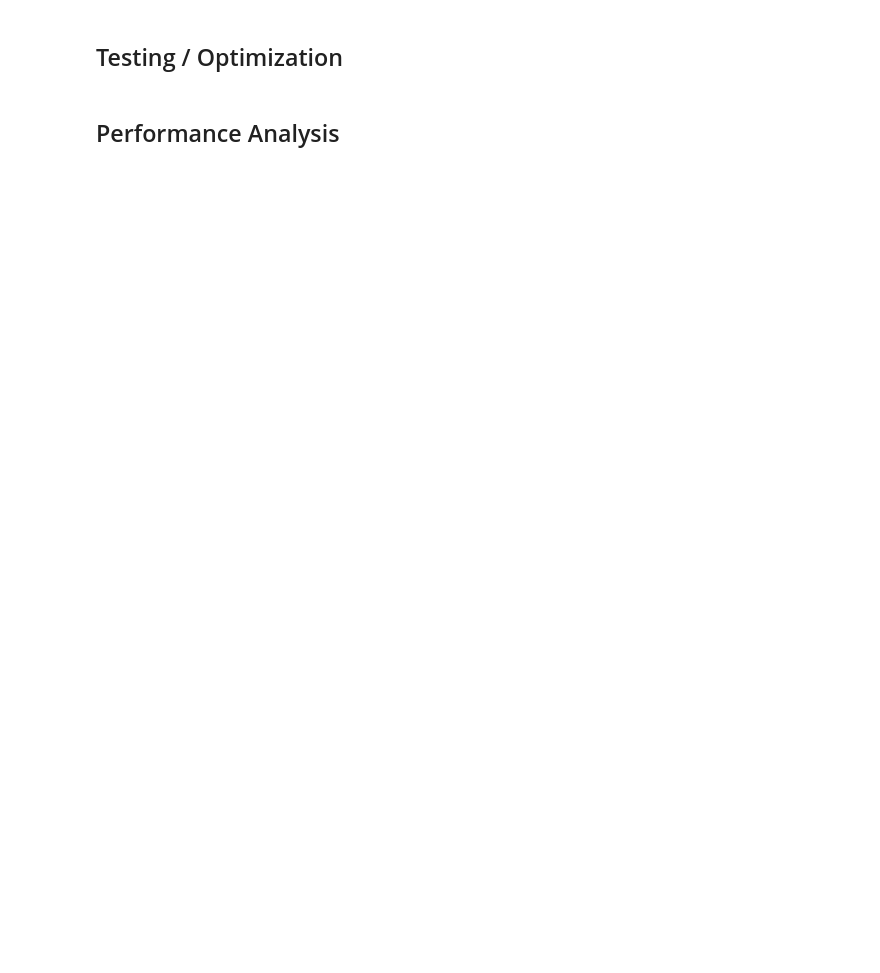
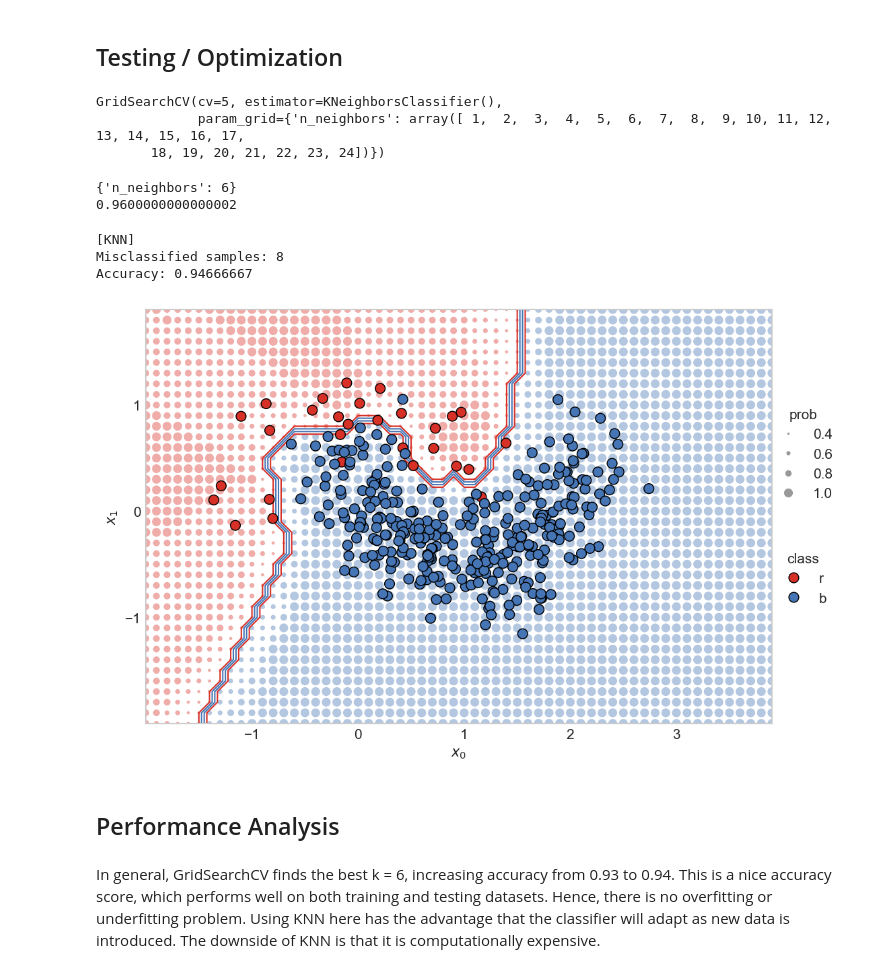
Before and after one commit to xinjinli2/MDST-xinjin, a Jupyter notebook: Optional Challenges/ML Focus/ml_challenge.ipynb, the cells around one changed output. Cells and saved outputs as stored; diff of their text form; code cells hidden in the pictures; blank space fills up the shorter version.

```diff
--- a/Optional Challenges/ML Focus/ml_challenge.ipynb
+++ b/Optional Challenges/ML Focus/ml_challenge.ipynb
@@ -44,4 +80,45 @@ X[:,1].shape
 # %% [markdown]
 ## Testing / Optimization
+# %%
+knn2 = KNeighborsClassifier()
+
+param_grid = {'n_neighbors': np.arange(1, 25)}
+
+knn_gscv = GridSearchCV(knn2, param_grid, cv=5)
+
+knn_gscv.fit(X_train, y_train)
+# %% [output]
+GridSearchCV(cv=5, estimator=KNeighborsClassifier(),
+             param_grid={'n_neighbors': array([ 1,  2,  3,  4,  5,  6,  7,  8,  9, 10, 11, 12, 13, 14, 15, 16, 17,
+       18, 19, 20, 21, 22, 23, 24])})
+# %%
+print(knn_gscv.best_params_)
+print(knn_gscv.best_score_)
+# %% [output]
+{'n_neighbors': 6}
+0.9600000000000002
+# %%
+knn3 = KNeighborsClassifier(n_neighbors = 6, p = 2, metric='minkowski')
+
+knn3.fit(X_train, y_train)
+y_pred = knn3.predict(X_test)
+print('[KNN]')
+print('Misclassified samples: %d' % (y_test != y_pred).sum())
+print('Accuracy: %.8f' % accuracy_score(y_test, y_pred)) # This is the highest accuracy we achieve right now
+# %% [output]
+[KNN]
+Misclassified samples: 8
+Accuracy: 0.94666667
+# %%
+plot_decision_boundary2D(knn3, X_train, y_train, classes, colormap,
+                         step=H,
+                         prob_dot_scale=PROB_DOT_SCALE,
+                         prob_dot_scale_power=PROB_DOT_SCALE_POWER,
+                         true_dot_size=TRUE_DOT_SIZE,
+                         pad=PAD,)
+# %% [output]
+[figure, added]
 # %% [markdown]
 ## Performance Analysis
+# %% [markdown]
+In general, GridSearchCV finds the best k = 6, increasing accuracy from 0.93 to 0.94. This is a nice accuracy score, which performs well on both training and testing datasets. Hence, there is no overfitting or underfitting problem. Using KNN here has the advantage that the classifier will adapt as new data is introduced. The downside of KNN is that it is computationally expensive.
```
Also changed, not shown: parts of 7 cells of this notebook, 3 other files.
